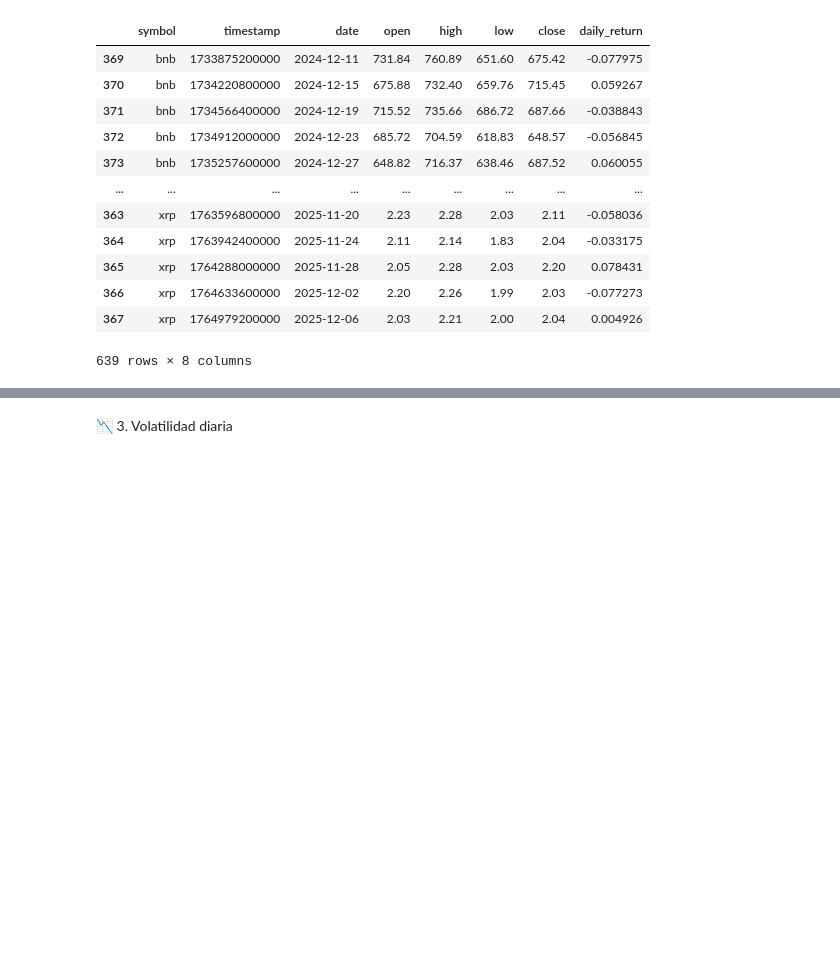
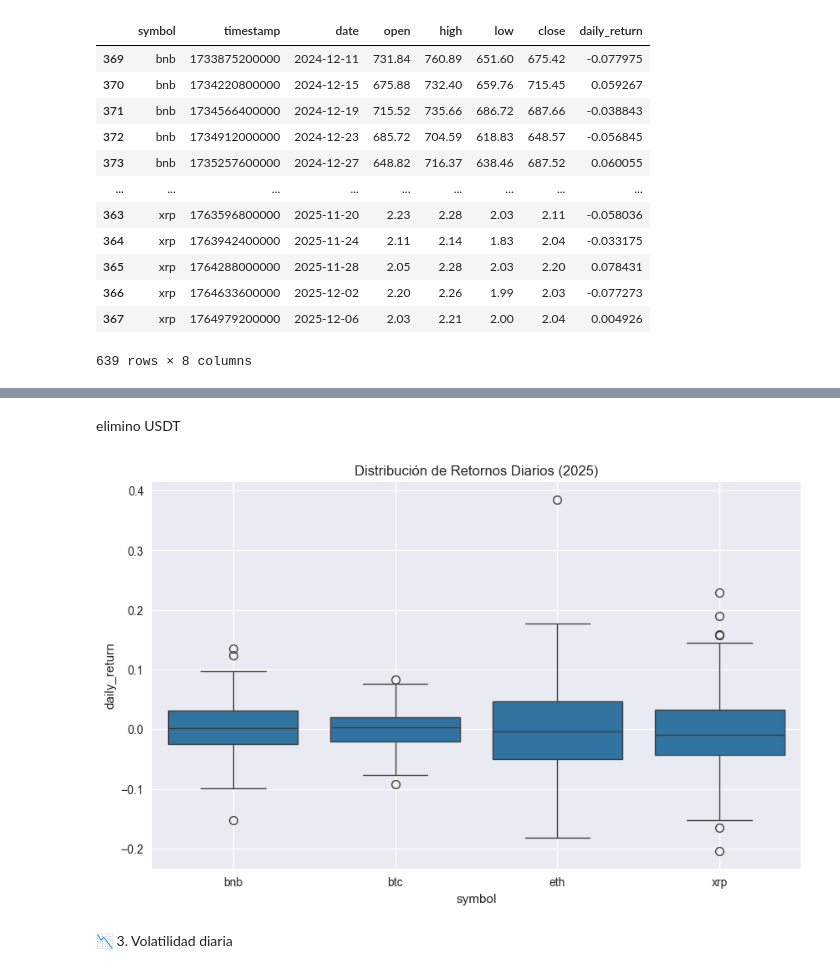
Before and after one commit to ramasa987/EDA_CRYPTO, a Jupyter notebook: CODIGO/NOTEBOOKS/EDA_MEMORIA_DESARROLLO.ipynb, the cells around one changed output, grey strips where cells are left out. Cells and saved outputs as stored; diff of their text form; code cells hidden in the pictures; blank space fills up the shorter version.

```diff
--- a/CODIGO/NOTEBOOKS/EDA_MEMORIA_DESARROLLO.ipynb
+++ b/CODIGO/NOTEBOOKS/EDA_MEMORIA_DESARROLLO.ipynb
@@ -445,0 +448,3 @@ ohlc_top5
+# %%
+ohlc_top5_R = ohlc_top5[ohlc_top5["symbol"] != "usdt"]
+ohlc_top5_R["symbol"].unique()
@@ -446,3 +465,13 @@ ohlc_top5
+# %% [markdown]
+elimino USDT
+# %%
+plt.figure(figsize=(10,6))
+sns.boxplot(data=ohlc_top5_R, x="symbol", y="daily_return")
+plt.title("Distribución de Retornos Diarios (2025)")
+plt.grid(True)
+plt.show()
+# %% [output]
+[figure, added]
 # %% [markdown]
 📉 3. Volatilidad diaria
 # %%
```
Also changed, not shown: parts of 43 cells of this notebook, 1 other file.
